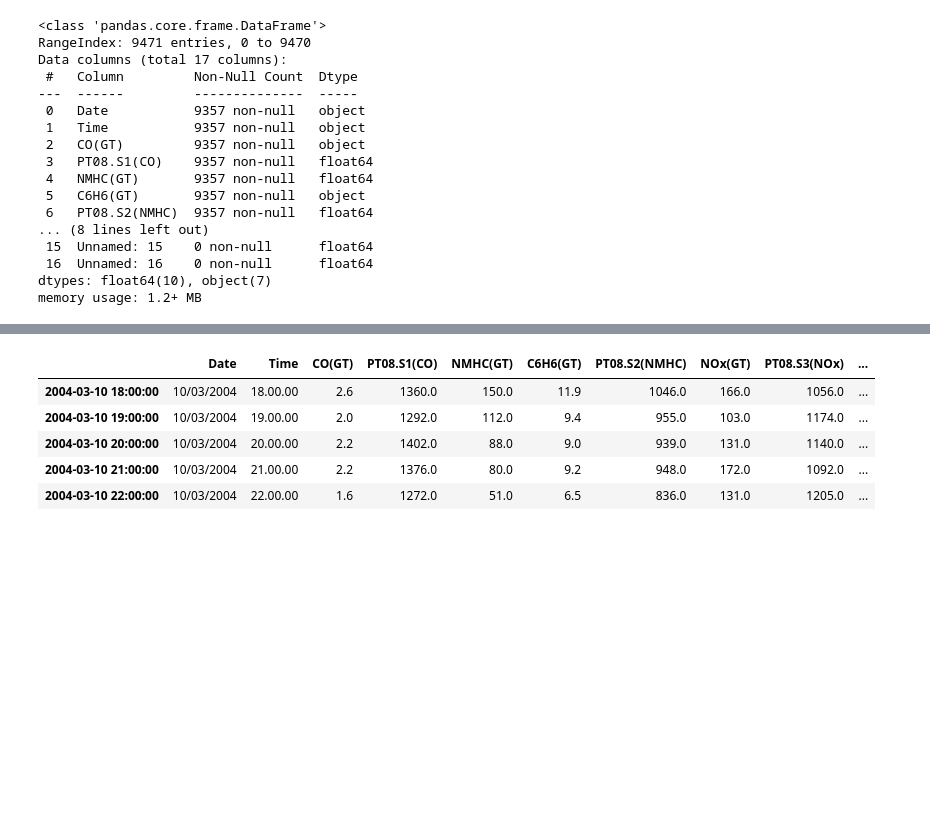
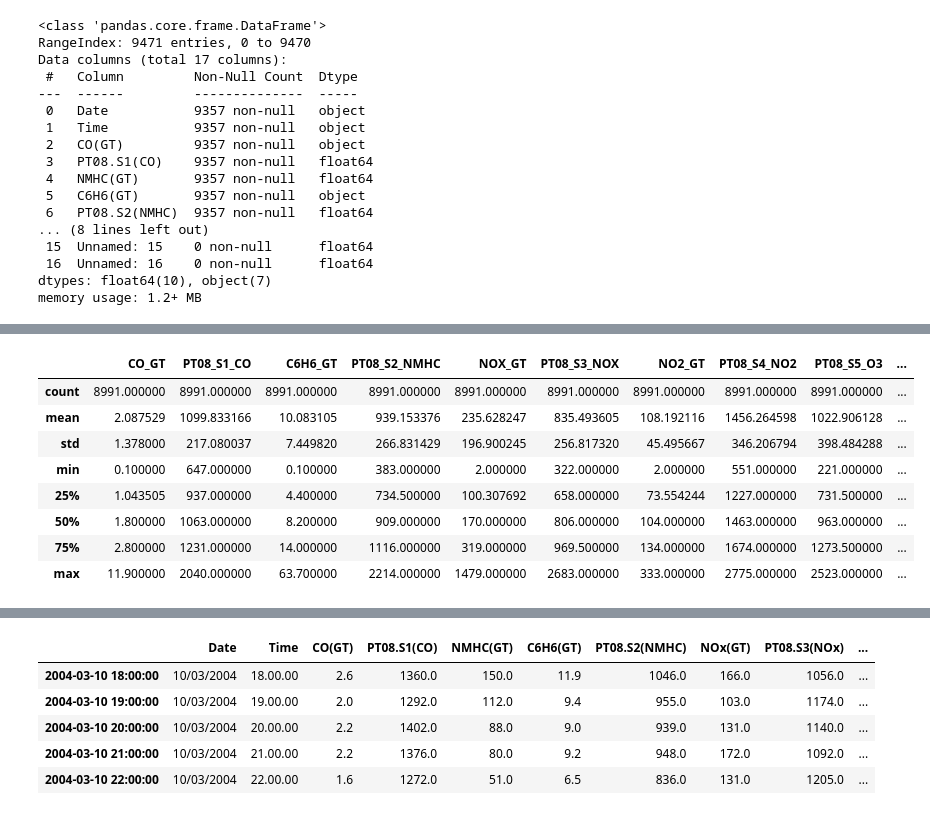
Before and after one commit to sks-07/Timeseries, a Jupyter notebook: time_series.ipynb, the cells around one changed output, grey strips where cells are left out. Drawn from its saved outputs; the diff is of its cells as text; code cells hidden in the pictures; blank space fills up the shorter version.

```diff
--- a/time_series.ipynb
+++ b/time_series.ipynb
@@ -116,3 +167,15 @@ data.describe()
+# %%
+df_air.describe()
+# %% [output]
+|  | CO_GT | PT08_S1_CO | C6H6_GT | PT08_S2_NMHC | NOX_GT | PT08_S3_NOX | NO2_GT | PT08_S4_NO2 | PT08_S5_O3 | ... |
+| count | 8991.000000 | 8991.000000 | 8991.000000 | 8991.000000 | 8991.000000 | 8991.000000 | 8991.000000 | 8991.000000 | 8991.000000 | ... |
+| mean | 2.087529 | 1099.833166 | 10.083105 | 939.153376 | 235.628247 | 835.493605 | 108.192116 | 1456.264598 | 1022.906128 | ... |
+| std | 1.378000 | 217.080037 | 7.449820 | 266.831429 | 196.900245 | 256.817320 | 45.495667 | 346.206794 | 398.484288 | ... |
+| min | 0.100000 | 647.000000 | 0.100000 | 383.000000 | 2.000000 | 322.000000 | 2.000000 | 551.000000 | 221.000000 | ... |
+| 25% | 1.043505 | 937.000000 | 4.400000 | 734.500000 | 100.307692 | 658.000000 | 73.554244 | 1227.000000 | 731.500000 | ... |
+| 50% | 1.800000 | 1063.000000 | 8.200000 | 909.000000 | 170.000000 | 806.000000 | 104.000000 | 1463.000000 | 963.000000 | ... |
+| 75% | 2.800000 | 1231.000000 | 14.000000 | 1116.000000 | 319.000000 | 969.500000 | 134.000000 | 1674.000000 | 1273.500000 | ... |
+| max | 11.900000 | 2040.000000 | 63.700000 | 2214.000000 | 1479.000000 | 2683.000000 | 333.000000 | 2775.000000 | 2523.000000 | ... |
 # %%
 data.dtypes
 # %% [output]
```
Also changed, not shown: parts of 28 cells of this notebook.
